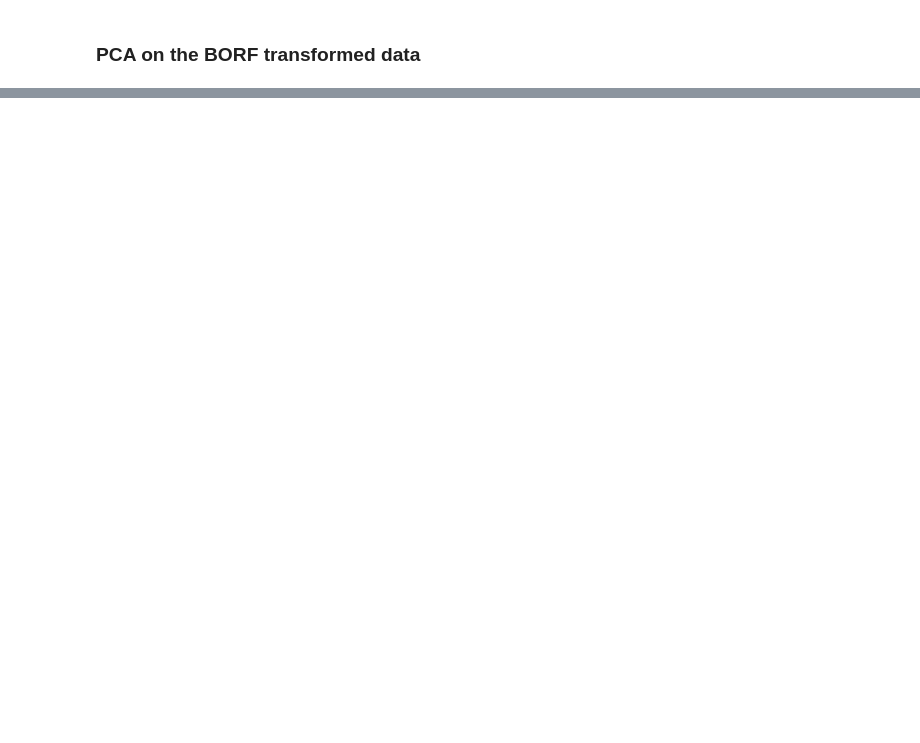
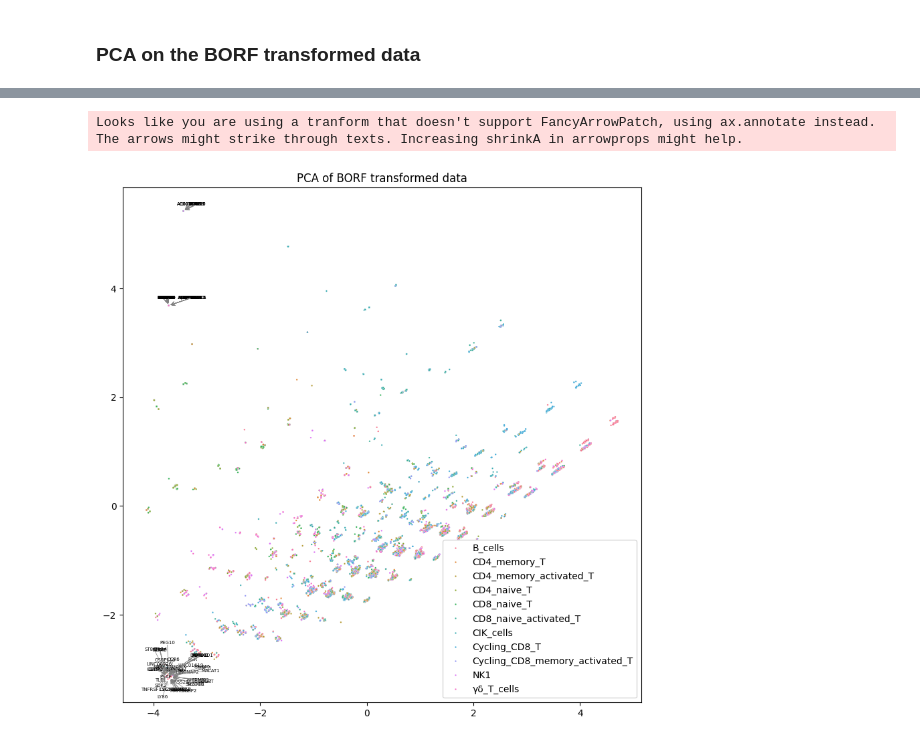
Before and after one commit to antoniocollesei/SHISMA, a Jupyter notebook: 2024-10-25_aeon_tests.ipynb, the cells around one changed output, grey strips where cells are left out. Cells and saved outputs as stored; diff of their text form; code cells hidden in the pictures; blank space fills up the shorter version.

```diff
--- a/2024-10-25_aeon_tests.ipynb
+++ b/2024-10-25_aeon_tests.ipynb
@@ -193,0 +209,24 @@ sns.scatterplot(x=X_pca[:, 0], y=X_pca[:, 1], hue=cells)
+# %%
+plt.figure(figsize=(10, 10))
+sns.scatterplot(x=X_pca[:, 0], y=X_pca[:, 1], hue=cells, s=3)
+
+texts = []
+for i in range(len(X_pca)):
+  if np.abs(X_pca[i, 0]) > 3 and np.abs(X_pca[i, 1]) > 3:  # Consider points with PCA values greater than 2 as outliers
+    texts.append(plt.text(X_pca[i, 0], X_pca[i, 1], str(genes[i]), fontsize=5))  # Reduced fontsize to 5
+
+# Adjust the text positions with expanded repulsion settings
+adjust_text(
+    texts,
+    expand_text=(1.5, 1.5),     # Increase expansion around the text
+    expand_points=(2, 2),       # Increase expansion around points
+    force_text=0.5,             # Additional force to push text away from each other
+    force_points=0.5,           # Additional force to push text away from points
+    arrowprops=dict(arrowstyle='->', color='grey', lw=0.5)  # Optionally add arrows
+)
+
+plt.title('PCA of BORF transformed data')
+plt.show()
+# %% [output]
+Looks like you are using a tranform that doesn't support FancyArrowPatch, using ax.annotate instead. The arrows might strike through texts. Increasing shrinkA in arrowprops might help.
+[figure, added]
```
Also changed, not shown: parts of 12 cells of this notebook, 2 other files.
